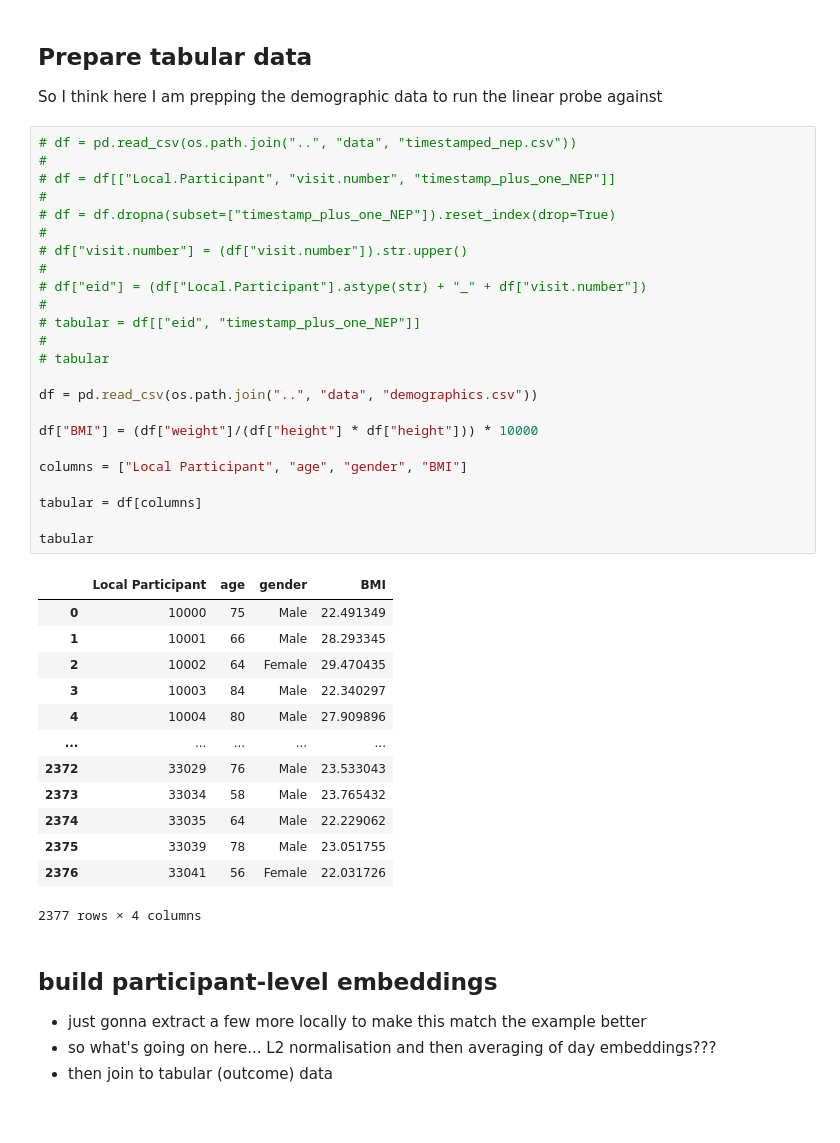
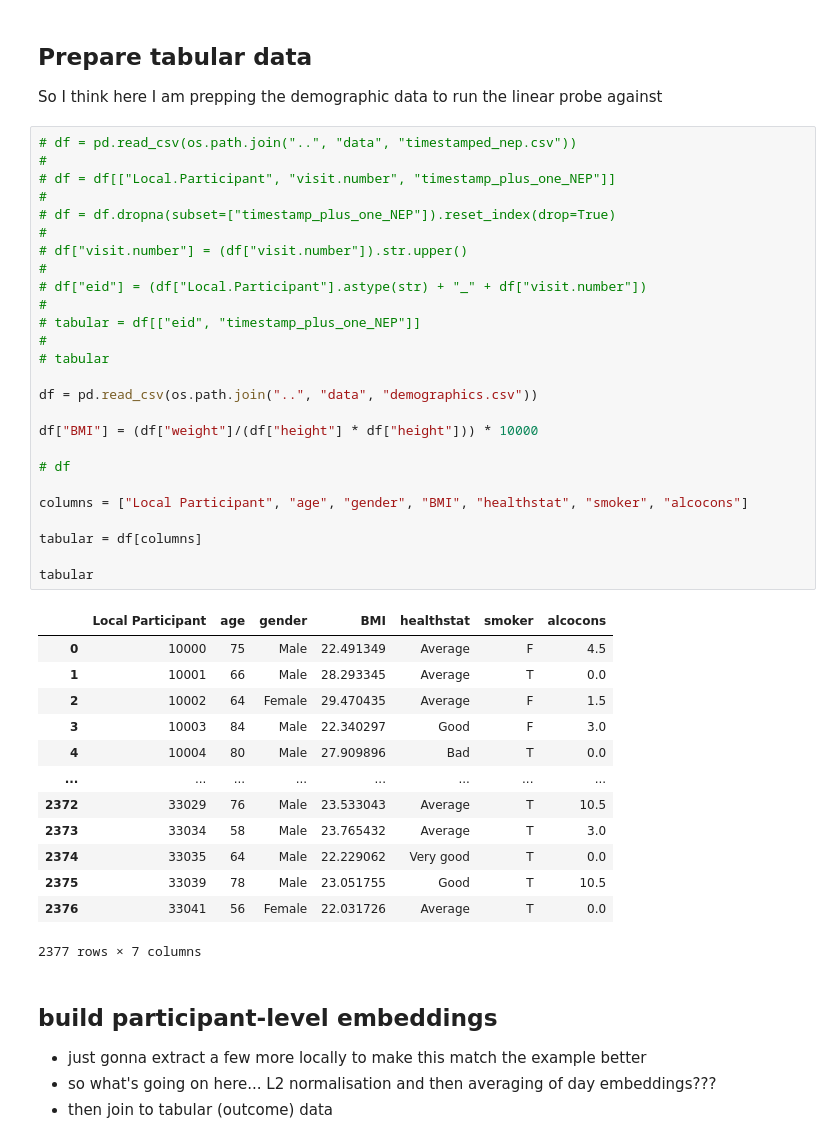
Before and after one commit to lucyshef/Sensori, a Jupyter notebook: experiments/261016-baselining-linear-probe-lower-back.ipynb, the cells around one changed output. Cells and saved outputs as stored; diff of their text form.

```diff
--- a/experiments/261016-baselining-linear-probe-lower-back.ipynb
+++ b/experiments/261016-baselining-linear-probe-lower-back.ipynb
@@ -56,41 +56,43 @@ So I think here I am prepping the demographic data to run the linear probe again
 # %%
 # df = pd.read_csv(os.path.join("..", "data", "timestamped_nep.csv"))
 #
 # df = df[["Local.Participant", "visit.number", "timestamp_plus_one_NEP"]]
 #
 # df = df.dropna(subset=["timestamp_plus_one_NEP"]).reset_index(drop=True)
 #
 # df["visit.number"] = (df["visit.number"]).str.upper()
 #
 # df["eid"] = (df["Local.Participant"].astype(str) + "_" + df["visit.number"])
 #
 # tabular = df[["eid", "timestamp_plus_one_NEP"]]
 #
 # tabular
 
 df = pd.read_csv(os.path.join("..", "data", "demographics.csv"))
 
 df["BMI"] = (df["weight"]/(df["height"] * df["height"])) * 10000
 
-columns = ["Local Participant", "age", "gender", "BMI"]
+# df
+
+columns = ["Local Participant", "age", "gender", "BMI", "healthstat", "smoker", "alcocons"]
 
 tabular = df[columns]
 
 tabular
 # %% [output]
-|  | Local Participant | age | gender | BMI |
-| 0 | 10000 | 75 | Male | 22.491349 |
-| 1 | 10001 | 66 | Male | 28.293345 |
-| 2 | 10002 | 64 | Female | 29.470435 |
-| 3 | 10003 | 84 | Male | 22.340297 |
-| 4 | 10004 | 80 | Male | 27.909896 |
-| ... | ... | ... | ... | ... |
-| 2372 | 33029 | 76 | Male | 23.533043 |
-| 2373 | 33034 | 58 | Male | 23.765432 |
-| 2374 | 33035 | 64 | Male | 22.229062 |
-| 2375 | 33039 | 78 | Male | 23.051755 |
-| 2376 | 33041 | 56 | Female | 22.031726 |
+|  | Local Participant | age | gender | BMI | healthstat | smoker | alcocons |
+| 0 | 10000 | 75 | Male | 22.491349 | Average | F | 4.5 |
+| 1 | 10001 | 66 | Male | 28.293345 | Average | T | 0.0 |
+| 2 | 10002 | 64 | Female | 29.470435 | Average | F | 1.5 |
+| 3 | 10003 | 84 | Male | 22.340297 | Good | F | 3.0 |
+| 4 | 10004 | 80 | Male | 27.909896 | Bad | T | 0.0 |
+| ... | ... | ... | ... | ... | ... | ... | ... |
+| 2372 | 33029 | 76 | Male | 23.533043 | Average | T | 10.5 |
+| 2373 | 33034 | 58 | Male | 23.765432 | Average | T | 3.0 |
+| 2374 | 33035 | 64 | Male | 22.229062 | Very good | T | 0.0 |
+| 2375 | 33039 | 78 | Male | 23.051755 | Good | T | 10.5 |
+| 2376 | 33041 | 56 | Female | 22.031726 | Average | T | 0.0 |
-2377 rows × 4 columns
+2377 rows × 7 columns
 # %% [markdown]
 ## build participant-level embeddings
 - just gonna extract a few more locally to make this match the example better
```
Also changed, not shown: parts of 3 cells of this notebook, 1 other file.
